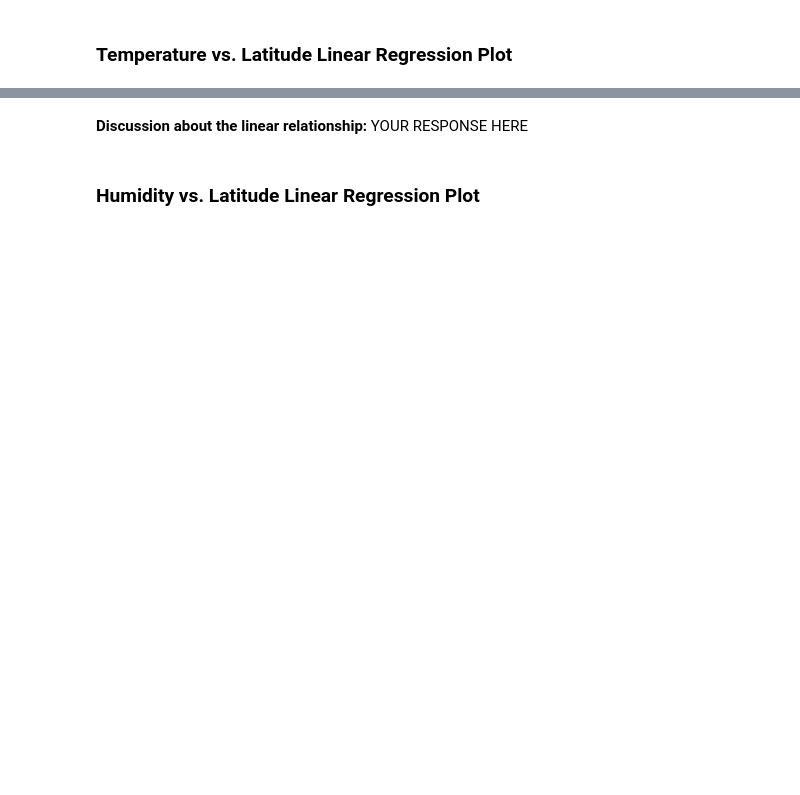
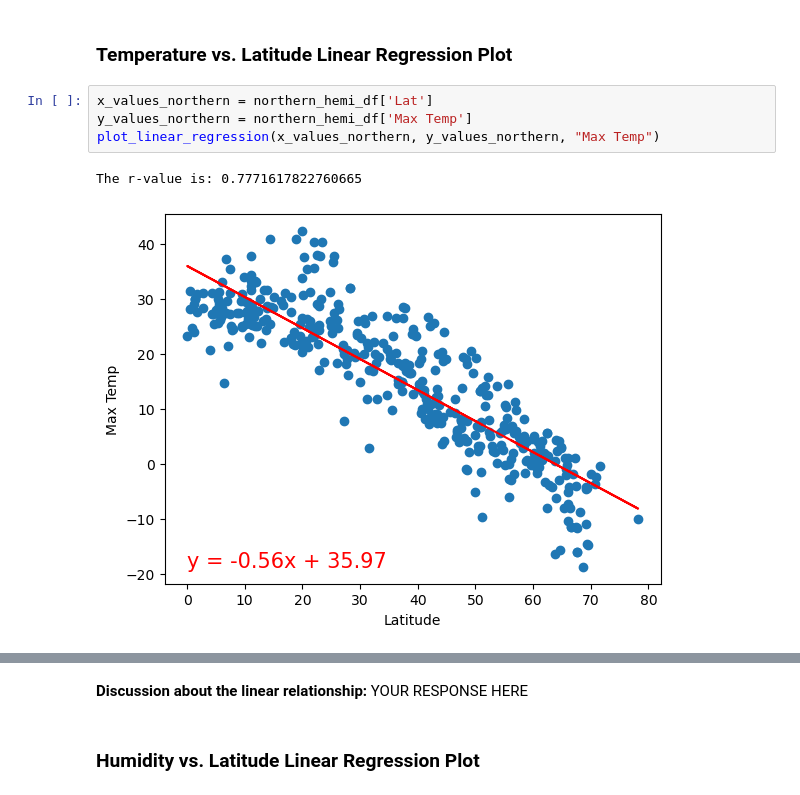
Before and after one commit to Muz32/python-api-challenge, a Jupyter notebook: WeatherPy.ipynb, the cells around one changed output, grey strips where cells are left out. Saved outputs shown, nothing was run; the diff lists cells and outputs as text; blank space fills up the shorter version.

```diff
--- a/WeatherPy.ipynb
+++ b/WeatherPy.ipynb
@@ -336,3 +335,10 @@ southern_hemi_df.head()
 # %% [markdown]
 ###  Temperature vs. Latitude Linear Regression Plot
+# %%
+x_values_northern = northern_hemi_df['Lat']
+y_values_northern = northern_hemi_df['Max Temp']
+plot_linear_regression(x_values_northern, y_values_northern, "Max Temp")
+# %% [output]
+The r-value is: 0.7771617822760665
+[figure, added]
 # %%
```
Also changed, not shown: parts of 20 cells of this notebook, 5 other files.
